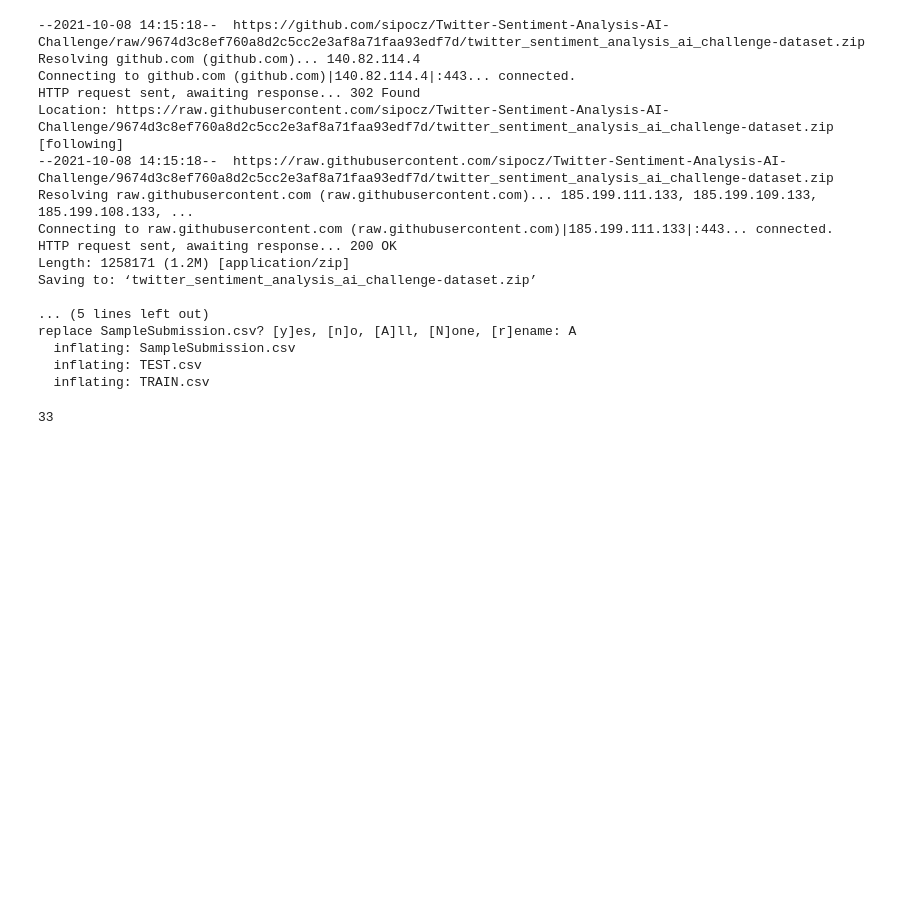
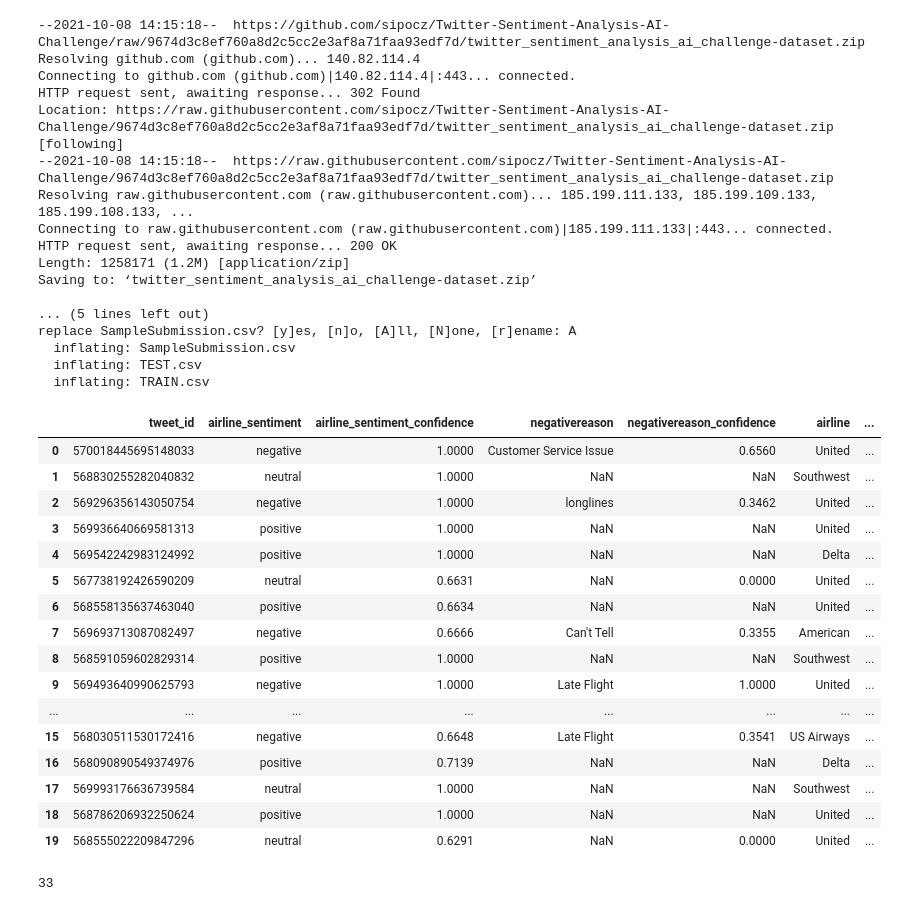
Before and after one commit to sipocz/Twitter-Sentiment-Analysis-AI-Challenge, a Jupyter notebook: Sentiment_Net.ipynb, the cells around one changed output. Cells and saved outputs as stored; diff of their text form; code cells hidden in the pictures; blank space fills up the shorter version.

```diff
--- a/Sentiment_Net.ipynb
+++ b/Sentiment_Net.ipynb
@@ -251,6 +251,26 @@ replace SampleSubmission.csv? [y]es, [n]o, [A]ll, [N]one, [r]ename: A
   inflating: TRAIN.csv
 # %%
 df=pd.read_csv("TRAIN.csv")
+# %%
+df.head(20)
+# %% [output]
+|  | tweet_id | airline_sentiment | airline_sentiment_confidence | negativereason | negativereason_confidence | airline | ... |
+| 0 | 570018445695148033 | negative | 1.0000 | Customer Service Issue | 0.6560 | United | ... |
+| 1 | 568830255282040832 | neutral | 1.0000 | NaN | NaN | Southwest | ... |
+| 2 | 569296356143050754 | negative | 1.0000 | longlines | 0.3462 | United | ... |
+| 3 | 569936640669581313 | positive | 1.0000 | NaN | NaN | United | ... |
+| 4 | 569542242983124992 | positive | 1.0000 | NaN | NaN | Delta | ... |
+| 5 | 567738192426590209 | neutral | 0.6631 | NaN | 0.0000 | United | ... |
+| 6 | 568558135637463040 | positive | 0.6634 | NaN | NaN | United | ... |
+| 7 | 569693713087082497 | negative | 0.6666 | Can't Tell | 0.3355 | American | ... |
+| 8 | 568591059602829314 | positive | 1.0000 | NaN | NaN | Southwest | ... |
+| 9 | 569493640990625793 | negative | 1.0000 | Late Flight | 1.0000 | United | ... |
+| ... | ... | ... | ... | ... | ... | ... | ... |
+| 15 | 568030511530172416 | negative | 0.6648 | Late Flight | 0.3541 | US Airways | ... |
+| 16 | 568090890549374976 | positive | 0.7139 | NaN | NaN | Delta | ... |
+| 17 | 569993176636739584 | neutral | 1.0000 | NaN | NaN | Southwest | ... |
+| 18 | 568786206932250624 | positive | 1.0000 | NaN | NaN | United | ... |
+| 19 | 568555022209847296 | neutral | 0.6291 | NaN | 0.0000 | United | ... |
 # %%
 df["clean_text"]=sentences_list[2640:]
 # %%
```
Also changed, not shown: parts of 14 cells of this notebook.
